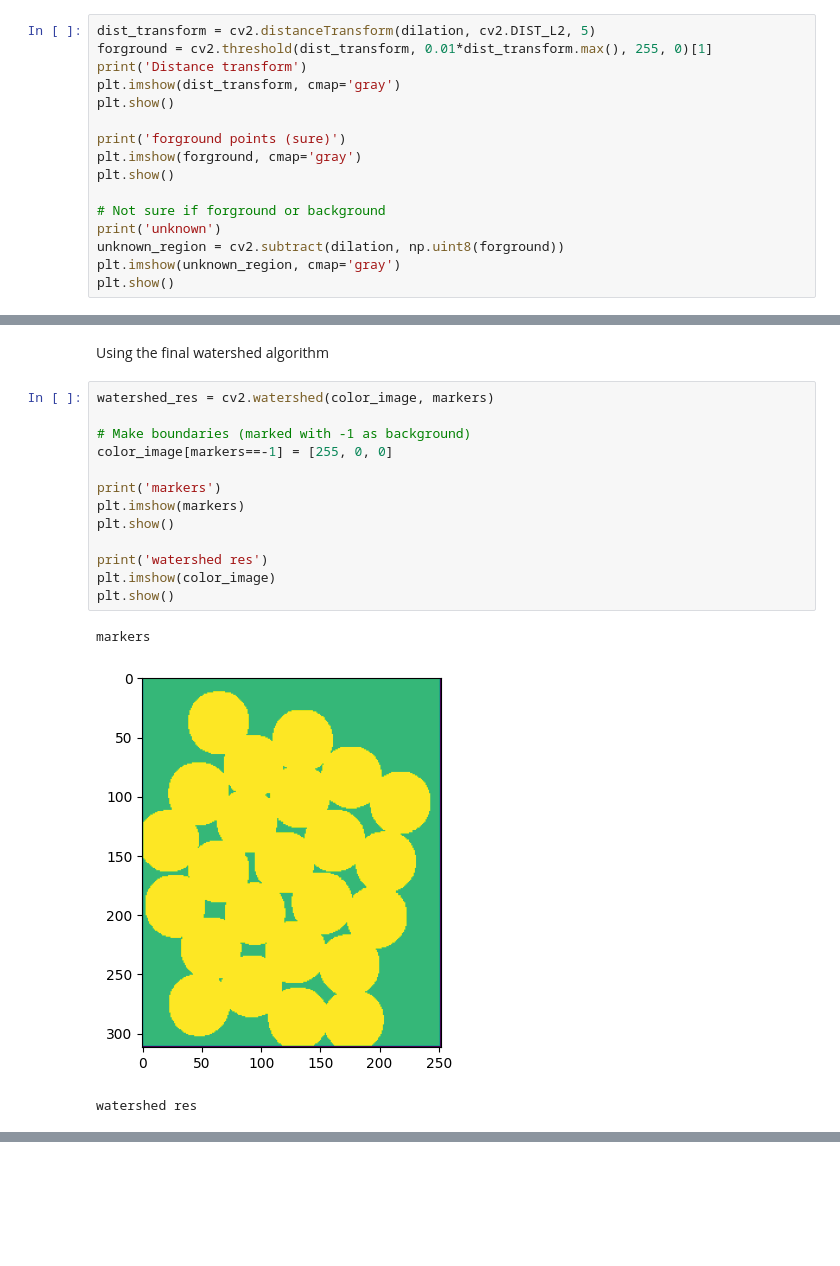
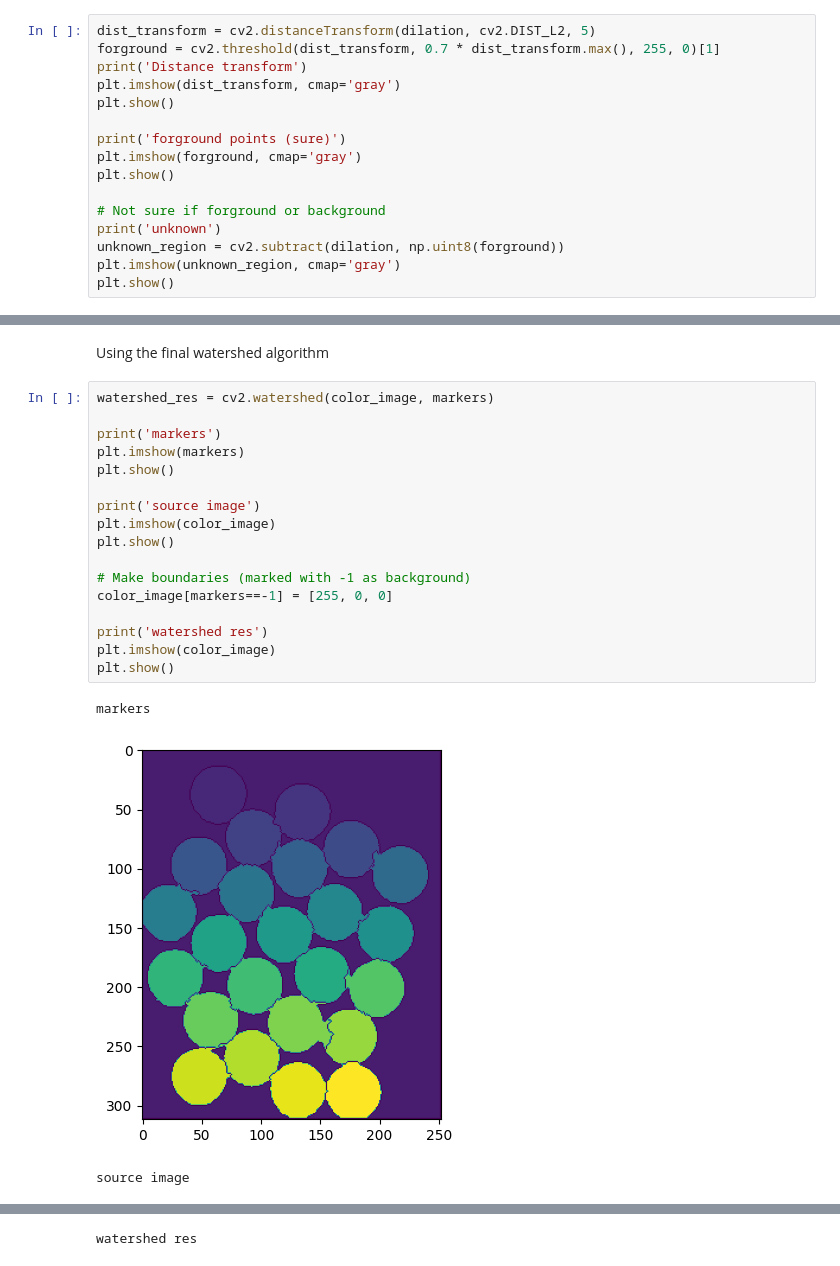
Before and after one commit to rtarun9/ComputerVision_ImageProcessing, a Jupyter notebook: image_processing/water_shed_segmentation.ipynb, the cells around one changed output, grey strips where cells are left out. Cells and saved outputs as stored; diff of their text form; blank space fills up the shorter version.

```diff
--- a/image_processing/water_shed_segmentation.ipynb
+++ b/image_processing/water_shed_segmentation.ipynb
@@ -69,7 +69,7 @@ The distance indicates the minimum distance to the closes background (to the reg
 Unknown region is just the difference between surely foreground and surely background
 # %%
 dist_transform = cv2.distanceTransform(dilation, cv2.DIST_L2, 5)
-forground = cv2.threshold(dist_transform, 0.01*dist_transform.max(), 255, 0)[1]
+forground = cv2.threshold(dist_transform, 0.7 * dist_transform.max(), 255, 0)[1]
 print('Distance transform')
 plt.imshow(dist_transform, cmap='gray')
 plt.show()
@@ -111,19 +111,24 @@ markers
 Using the final watershed algorithm
 # %%
 watershed_res = cv2.watershed(color_image, markers)
-
-# Make boundaries (marked with -1 as background)
-color_image[markers==-1] = [255, 0, 0]
 
 print('markers')
 plt.imshow(markers)
 plt.show()
 
+print('source image')
+plt.imshow(color_image)
+plt.show()
+
+# Make boundaries (marked with -1 as background)
+color_image[markers==-1] = [255, 0, 0]
+
 print('watershed res')
 plt.imshow(color_image)
 plt.show()
 # %% [output]
 markers
-[figure, old version]
+[figure, new version]
-watershed res
+source image
 [figure]
+watershed res
```
Also changed, not shown: parts of 3 cells of this notebook, 11 other files.
